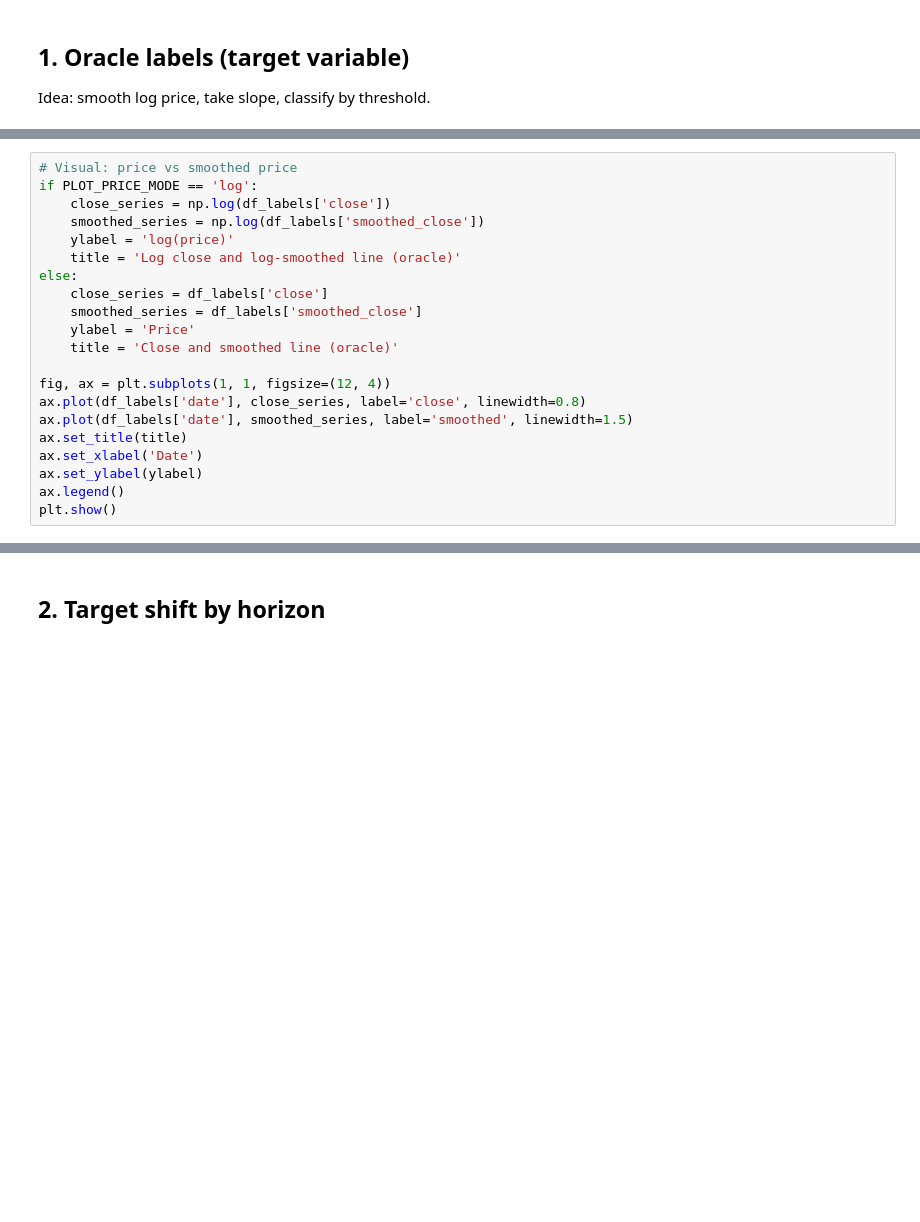
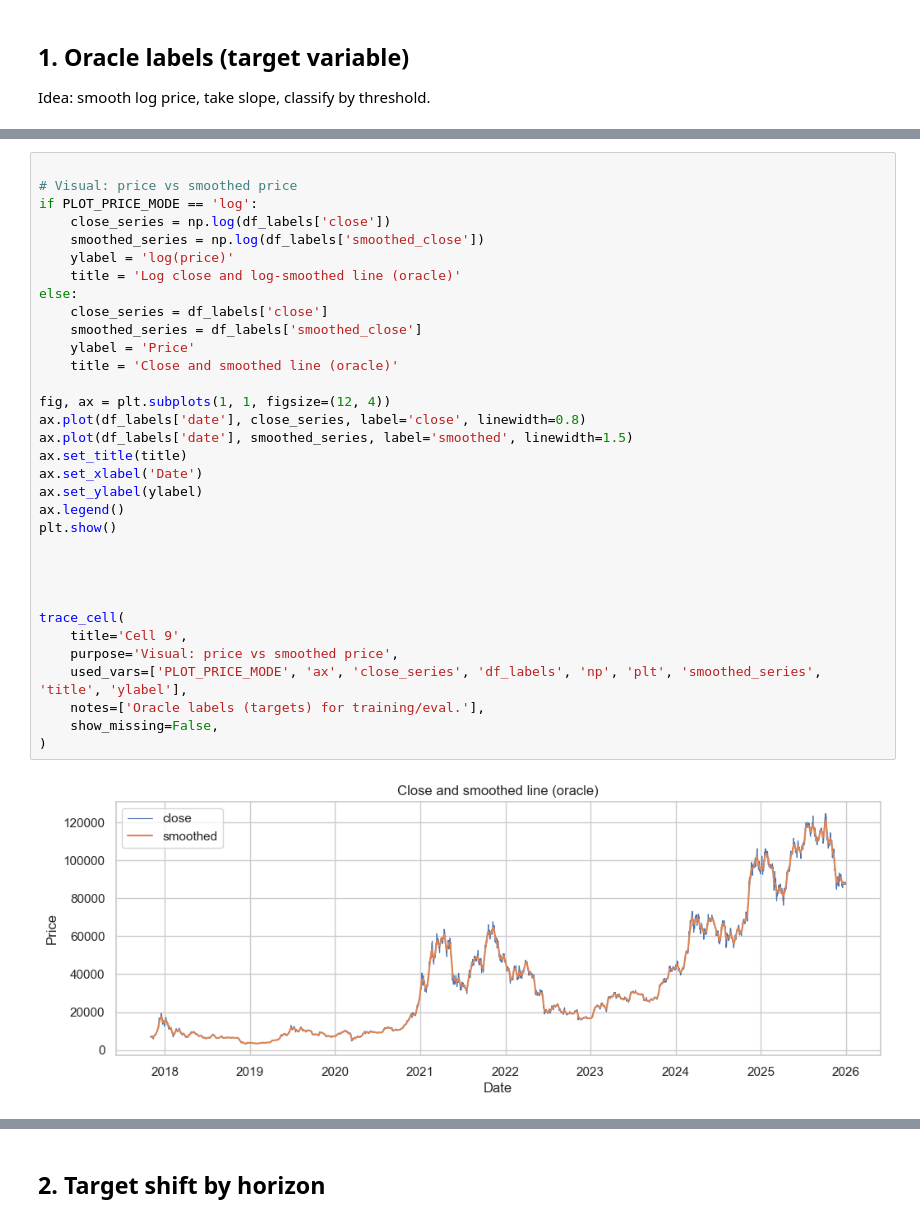
Before and after one commit to ramires666/astracle, a Jupyter notebook: notebooks/astro_xgboost_training.ipynb, the cells around one changed output, grey strips where cells are left out. Cells and saved outputs as stored; diff of their text form; blank space fills up the shorter version.

```diff
--- a/notebooks/astro_xgboost_training.ipynb
+++ b/notebooks/astro_xgboost_training.ipynb
@@ -294,21 +593,35 @@ plt.show()
 # %%
+
 # Visual: price vs smoothed price
 if PLOT_PRICE_MODE == 'log':
     close_series = np.log(df_labels['close'])
     smoothed_series = np.log(df_labels['smoothed_close'])
     ylabel = 'log(price)'
     title = 'Log close and log-smoothed line (oracle)'
 else:
     close_series = df_labels['close']
     smoothed_series = df_labels['smoothed_close']
     ylabel = 'Price'
     title = 'Close and smoothed line (oracle)'
 
 fig, ax = plt.subplots(1, 1, figsize=(12, 4))
 ax.plot(df_labels['date'], close_series, label='close', linewidth=0.8)
 ax.plot(df_labels['date'], smoothed_series, label='smoothed', linewidth=1.5)
 ax.set_title(title)
 ax.set_xlabel('Date')
 ax.set_ylabel(ylabel)
 ax.legend()
 plt.show()
+
+
+
+
+trace_cell(
+    title='Cell 9',
+    purpose='Visual: price vs smoothed price',
+    used_vars=['PLOT_PRICE_MODE', 'ax', 'close_series', 'df_labels', 'np', 'plt', 'smoothed_series', 'title', 'ylabel'],
+    notes=['Oracle labels (targets) for training/eval.'],
+    show_missing=False,
+)
+# %% [output]
+[figure, added]
```
Also changed, not shown: parts of 22 cells of this notebook, 51 other files.
